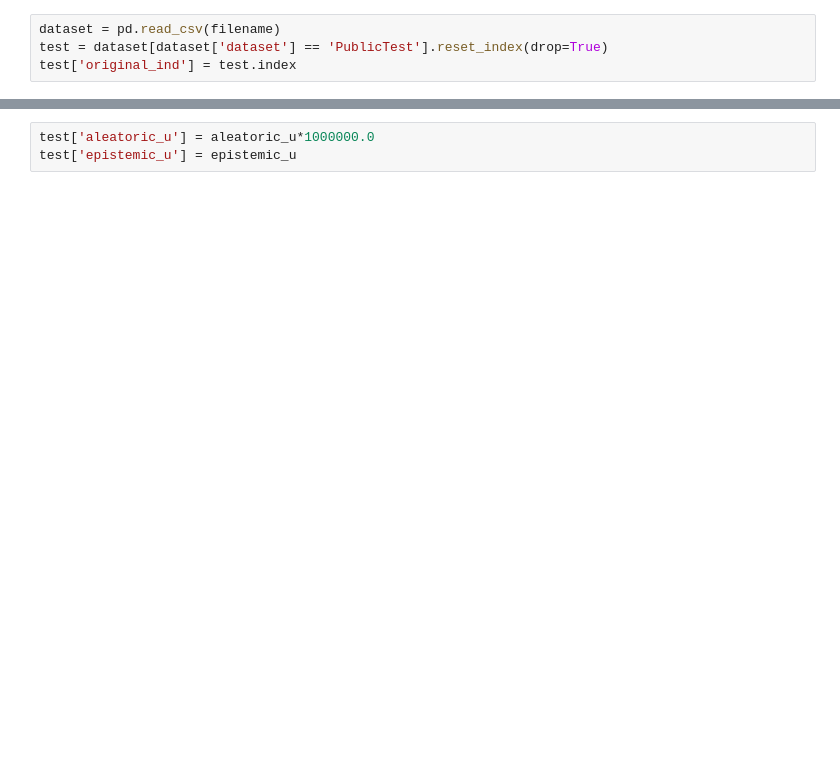
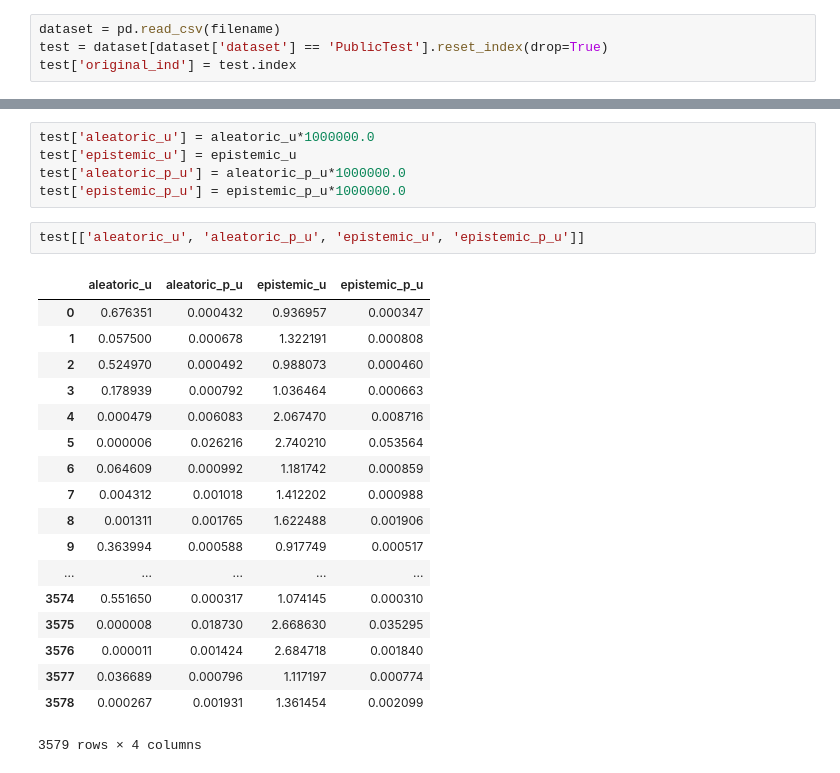
Before and after one commit to asmadotgh/unc-net, a Jupyter notebook: src/uncnet_exploration.ipynb, the cells around one changed output, grey strips where cells are left out. Drawn from its saved outputs; the diff is of its cells as text; blank space fills up the shorter version.

```diff
--- a/src/uncnet_exploration.ipynb
+++ b/src/uncnet_exploration.ipynb
@@ -195,6 +254,29 @@ INFO:tensorflow:Restoring parameters from /mas/u/asma_gh/uncnet/epoch_logs_model
 # %%
 test['aleatoric_u'] = aleatoric_u*1000000.0
 test['epistemic_u'] = epistemic_u
+test['aleatoric_p_u'] = aleatoric_p_u*1000000.0
+test['epistemic_p_u'] = epistemic_p_u*1000000.0
+# %%
+test[['aleatoric_u', 'aleatoric_p_u', 'epistemic_u', 'epistemic_p_u']]
+# %% [output]
+|  | aleatoric_u | aleatoric_p_u | epistemic_u | epistemic_p_u |
+| 0 | 0.676351 | 0.000432 | 0.936957 | 0.000347 |
+| 1 | 0.057500 | 0.000678 | 1.322191 | 0.000808 |
+| 2 | 0.524970 | 0.000492 | 0.988073 | 0.000460 |
+| 3 | 0.178939 | 0.000792 | 1.036464 | 0.000663 |
+| 4 | 0.000479 | 0.006083 | 2.067470 | 0.008716 |
+| 5 | 0.000006 | 0.026216 | 2.740210 | 0.053564 |
+| 6 | 0.064609 | 0.000992 | 1.181742 | 0.000859 |
+| 7 | 0.004312 | 0.001018 | 1.412202 | 0.000988 |
+| 8 | 0.001311 | 0.001765 | 1.622488 | 0.001906 |
+| 9 | 0.363994 | 0.000588 | 0.917749 | 0.000517 |
+| ... | ... | ... | ... | ... |
+| 3574 | 0.551650 | 0.000317 | 1.074145 | 0.000310 |
+| 3575 | 0.000008 | 0.018730 | 2.668630 | 0.035295 |
+| 3576 | 0.000011 | 0.001424 | 2.684718 | 0.001840 |
+| 3577 | 0.036689 | 0.000796 | 1.117197 | 0.000774 |
+| 3578 | 0.000267 | 0.001931 | 1.361454 | 0.002099 |
+3579 rows × 4 columns
 # %%
 def find_unc_samples(test, uncertainty_type, percentage=0.75, sort_ascending=True):
     '''
```
Also changed, not shown: parts of 22 cells of this notebook.
